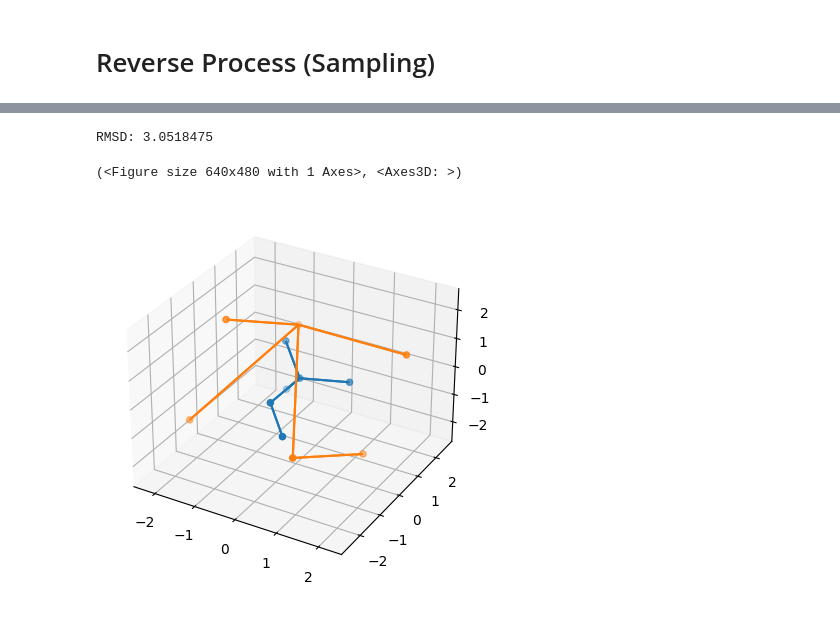
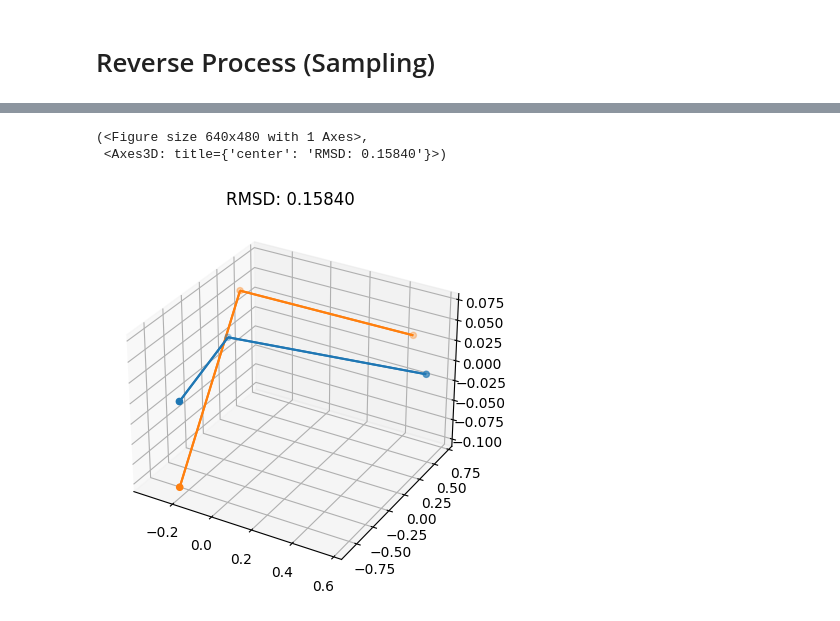
Before and after one commit to FlyingWorkshop/DiffusionGNNTutorial, a Jupyter notebook: simple_edm.ipynb, the cells around one changed output, grey strips where cells are left out. Saved outputs shown, nothing was run; the diff lists cells and outputs as text; code cells hidden in the pictures.

```diff
--- a/simple_edm.ipynb
+++ b/simple_edm.ipynb
@@ -315,15 +437,16 @@ edm.plot_alpha_and_sigma()
 # %% [markdown]
 # Forward Difussion (Optimization)
 # %%
-working_example = ex_medium
+working_example = ex_easy
 # %%
+edm = SimpleEDM(num_layers=2, max_timesteps=200, hidden=10, lr=1e-3)
 epochs = 1000
-optimize_history = edm.optimize(working_example, epochs=epochs)
+optimize_history = edm.optimize(working_example, epochs, true_weight=False)
 
-min_loss = float(min(optimize_history["mse"]))
-min_rmsd = float(min(optimize_history["rmsd"]))
-print(f"{min_loss=}")
-print(f"{min_rmsd=}")
+loss = float(min(optimize_history["mse"]))
+rmsd = float(min(optimize_history["rmsd"]))
+print(f"{loss=}")
+print(f"{rmsd=}")
 
 fig, axs = plt.subplots(2, 1)
 domain = range(epochs)
@@ -360,0 +466,21 @@ min_rmsd=3.176781415939331
+# %%
+x = working_example.pos
+n = x.shape[0]
+best_sample_history = None
+best_rmsd = np.inf
+# %%
+print(f"{best_rmsd=}")
+num_trials = 100
+log_freq = 10
+for i in tqdm(range(num_trials)):
+  sample_history = edm.sample(n, determinism=0, clip=True)
+  try:
+    rmsd = float(calc_rmsd(sample_history["x"][-1], x))
+    if rmsd <= best_rmsd:
+      best_rmsd = rmsd
+      print(f"{i=}, {best_rmsd=}")
+      best_sample_history = sample_history
+    if i % log_freq == 0:
+      print(f"{i=}, {rmsd=}")
+  finally:
+    continue
@@ -361,39 +541,40 @@ min_rmsd=3.176781415939331
 # %%
-def plot_molecules(example, pred_pos, show=False, verbose=False):
+def plot_molecules(example, pred_pos, show=False):
   fig = plt.figure()
   ax = fig.add_subplot(projection='3d')
 
-  pred_pos, pos = transform(pred_pos, example.pos)
-  if verbose:
-    print("RMSD:", calc_rmsd(pred_pos, pos).numpy())
+  pos = example.pos
+  rmsd = "{:.5f}".format(float(calc_rmsd(pred_pos, pos).numpy()))
+  plt.title(f"RMSD: {rmsd}")
+  pred_pos, pos = transform(pred_pos, pos)
   pred_pos = pred_pos.numpy()
   pos = pos.numpy()
 
   # draw nodes
   ax.scatter(pos[:, 0], pos[:, 1], pos[:, 2], c="C0")
   ax.scatter(pred_pos[:, 0], pred_pos[:, 1], pred_pos[:, 2], c="C1")
 
   # reorder coords and edges
   sorted_indices = np.argsort(pos[:, 0])
   pos = pos[sorted_indices]
   pred_pos = pred_pos[np.argsort(pred_pos[:, 0])]
   replacements = {j: i for i, j in enumerate(sorted_indices)}
   edge_index = np.vectorize(replacements.get)(example.edge_index)
 
   # draw edges
   for i, x in enumerate((pos, pred_pos)):
     starts = x[edge_index[0]]
     stops = x[edge_index[1]]
     lines = np.hstack((starts, stops)).reshape((-1, 2, 3))
     ax.add_collection(Line3DCollection(lines, color=f"C{i}"))
 
   return fig, ax
 
-plot_molecules(working_example, sample_history[-1], show=True, verbose=True)
+plot_molecules(working_example, best_sample_history["x"][-1], show=True)
 # %% [output]
-RMSD: 3.0518475
+(<Figure size 640x480 with 1 Axes>,
+ <Axes3D: title={'center': 'RMSD: 0.15840'}>)
-(<Figure size 640x480 with 1 Axes>, <Axes3D: >)
-[figure, old version]
+[figure, new version]
 # %%
 # The naive reverse diffusion takes no steps and should perform much worse!
 plot_molecules(working_example, edm.reverse_diffuse())
```
Also changed, not shown: parts of 28 cells of this notebook.
